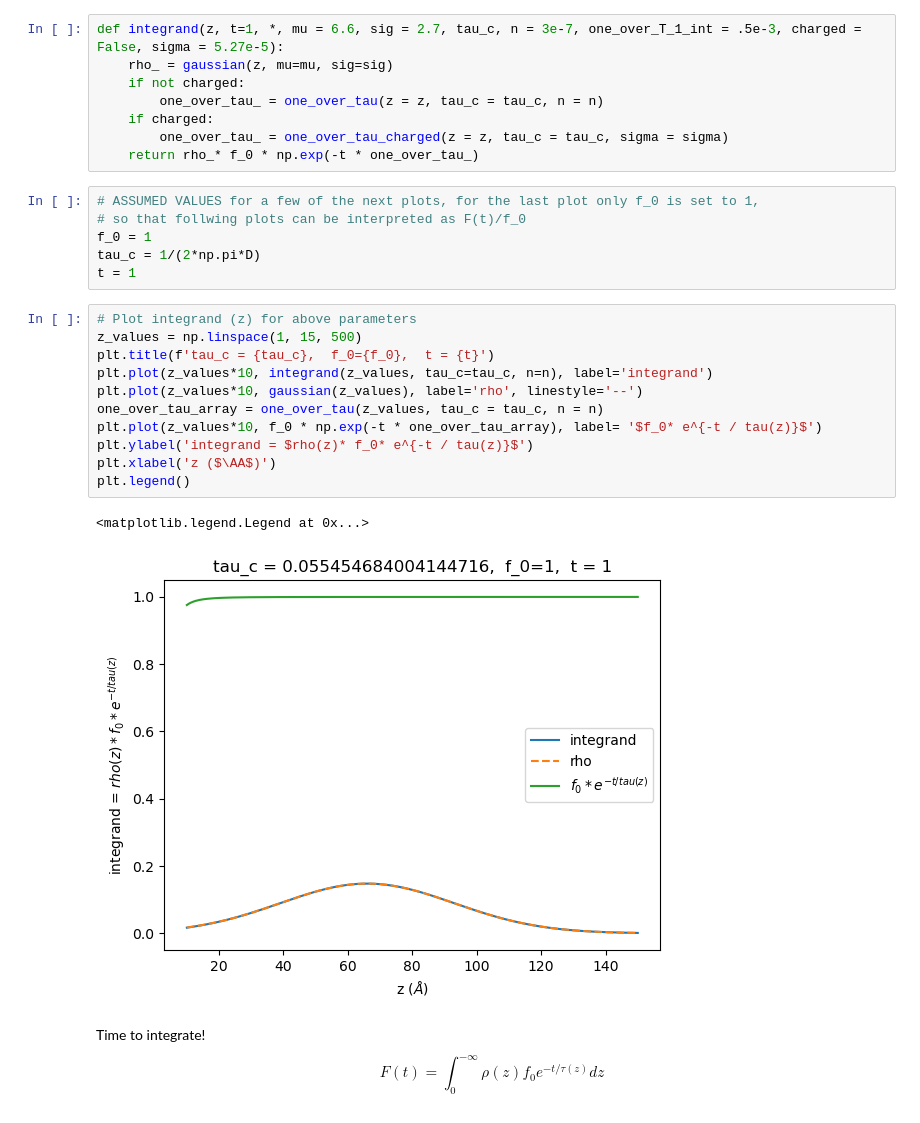
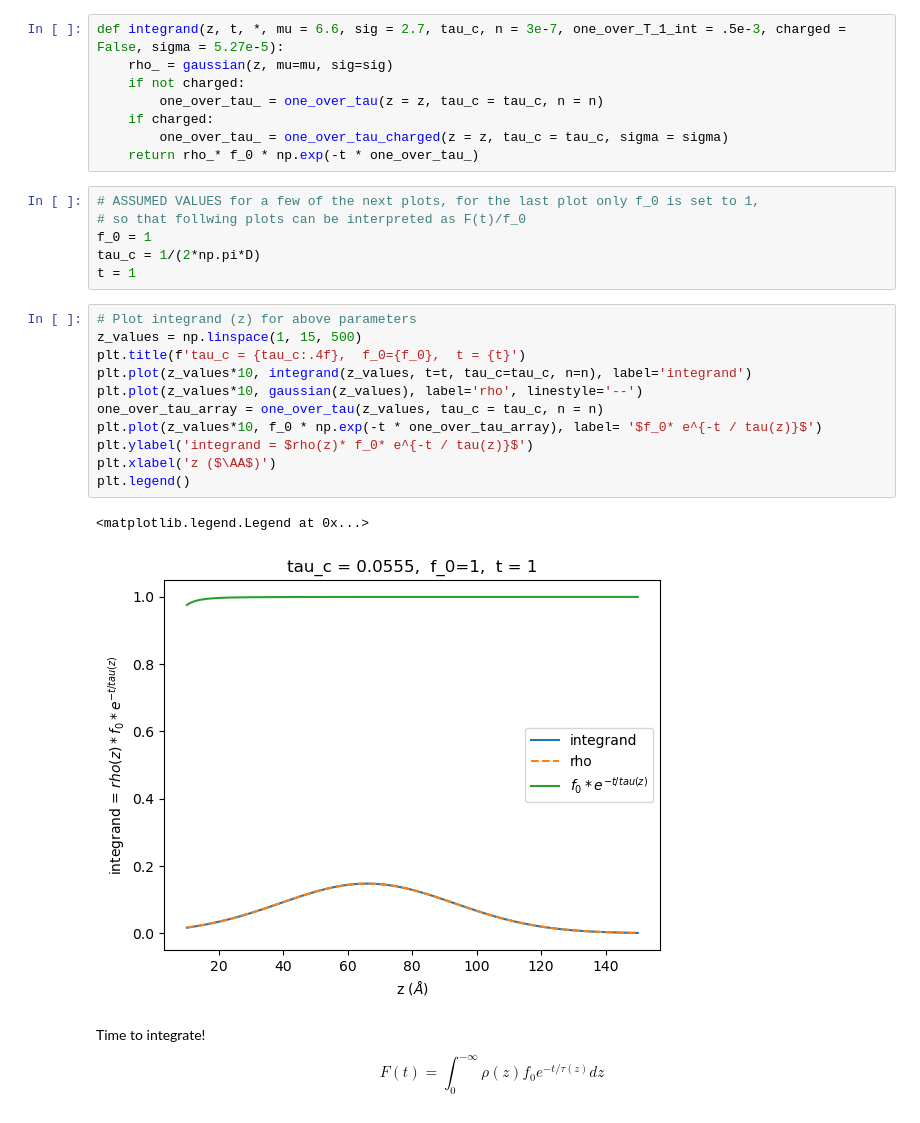
Before and after one commit to giusSacco/Thesis, a Jupyter notebook: Code/RACF/numerical_integral.ipynb, the cells around one changed output. Saved outputs shown, nothing was run; the diff lists cells and outputs as text.

```diff
--- a/Code/RACF/numerical_integral.ipynb
+++ b/Code/RACF/numerical_integral.ipynb
@@ -101,7 +101,7 @@ F(t)=\int_0^{-\infty} \rho(z) f(z, t) d z=\int_0^{-\infty} \rho(z) f_0 e^{-t / \
 $$
 Now that we have $\rho(z)$ and $1/\tau(z)$ let's define the integrand and integrate!
 # %%
-def integrand(z, t=1, *, mu = 6.6, sig = 2.7, tau_c, n = 3e-7, one_over_T_1_int = .5e-3, charged = False, sigma = 5.27e-5):
+def integrand(z, t, *, mu = 6.6, sig = 2.7, tau_c, n = 3e-7, one_over_T_1_int = .5e-3, charged = False, sigma = 5.27e-5):
     rho_ = gaussian(z, mu=mu, sig=sig)
     if not charged:
         one_over_tau_ = one_over_tau(z = z, tau_c = tau_c, n = n)
@@ -117,17 +117,17 @@ t = 1
 # %%
 # Plot integrand (z) for above parameters
 z_values = np.linspace(1, 15, 500)
-plt.title(f'tau_c = {tau_c},  f_0={f_0},  t = {t}')
-plt.plot(z_values*10, integrand(z_values, tau_c=tau_c, n=n), label='integrand')
+plt.title(f'tau_c = {tau_c:.4f},  f_0={f_0},  t = {t}')
+plt.plot(z_values*10, integrand(z_values, t=t, tau_c=tau_c, n=n), label='integrand')
 plt.plot(z_values*10, gaussian(z_values), label='rho', linestyle='--')
 one_over_tau_array = one_over_tau(z_values, tau_c = tau_c, n = n)
 plt.plot(z_values*10, f_0 * np.exp(-t * one_over_tau_array), label= '$f_0* e^{-t / tau(z)}$')
 plt.ylabel('integrand = $rho(z)* f_0* e^{-t / tau(z)}$')
 plt.xlabel('z ($\AA$)')
 plt.legend()
 # %% [output]
 <matplotlib.legend.Legend at 0x...>
-[figure, old version]
+[figure, new version]
 # %% [markdown]
 Time to integrate! $$
 F(t)=\int_0^{-\infty} \rho(z) f_0 e^{-t / \tau(z)} d z
```
Also changed, not shown: parts of 4 cells of this notebook.
